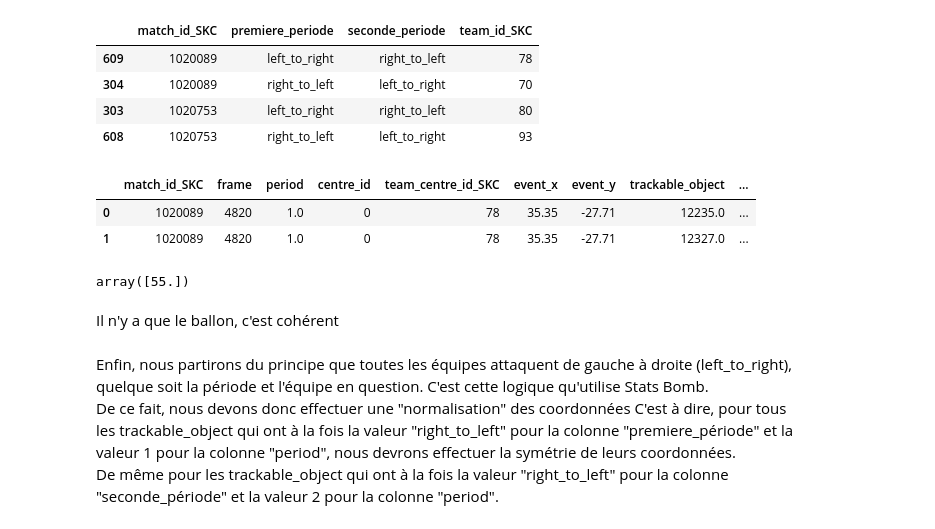
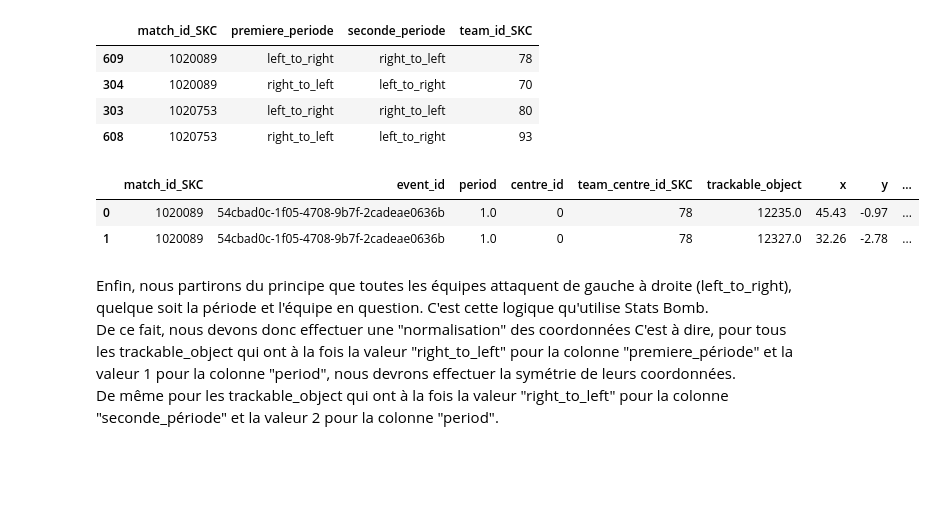
Before and after one commit to Nathan7128/PROJET-4A, a Jupyter notebook: Traitement_donnees/nb_advers_ballon_but/test_nb_advers_ballon_but.ipynb, the cells around one changed output. Drawn from its saved outputs; the diff is of its cells as text; code cells hidden in the pictures; blank space fills up the shorter version.

```diff
--- a/Traitement_donnees/nb_advers_ballon_but/test_nb_advers_ballon_but.ipynb
+++ b/Traitement_donnees/nb_advers_ballon_but/test_nb_advers_ballon_but.ipynb
@@ -48,7 +48,7 @@ events.head(3)
 ## Jointure des events avec les freeze frames
 # %%
 freeze_frames_events = pd.merge(freeze_frames, events, on = "event_id")
-freeze_frames_events.sort_values(by = ["match_id_SKC", "timestamp"], inplace = True)
+freeze_frames_events.sort_values(by = ["match_id_SKC", "frame"], inplace = True)
 # %%
 # Aperçu des données
 freeze_frames_events.head(3)
@@ -180,7 +180,7 @@ Pour cela, nous allons utiliser les données de tracking que nous avions au pré
 # %% [markdown]
 # Importation des données de tracking
 # %%
-req = cursor.execute(f"SELECT trackable_object, x, y, frame, match_id_SKC FROM tracking_data")
+req = cursor.execute(f"SELECT trackable_object, x, y, event_id FROM tracking_data")
 res = req.fetchall()
 desc = req.description
 tracking_data = pd.DataFrame(res)
@@ -199,5 +200,6 @@ Pour effectuer ce merge, nous allons joindre les deux dataframes par rapport au
 # %%
-td_avant_centre = pd.merge(events_avant_centre[["match_id_SKC", "frame", "period", "centre_id", "team_centre_id_SKC", "event_x", "event_y"]], tracking_data, on = ["match_id_SKC", "frame"])
+td_avant_centre = pd.merge(events_avant_centre[["match_id_SKC", "event_id", "period", "centre_id", "team_centre_id_SKC"]], tracking_data,
+                           on = "event_id")
 # td_avant_centre correspond à "tracking data des events avant les centres"
 # %%
 # Aperçu des données
@@ -504,23 +542,15 @@ cote_attaque_team.head(4)
 # Renommage de la colonne "team_id_SKC" en "team_player_id_SKC" pour faciliter la jointure avec les tracking data
 cote_attaque_team.rename({"team_id_SKC" : "team_player_id_SKC"}, axis = 1, inplace = True)
 # %%
-# Nous allons donc pouvoir effectuer la jointure finale avec les tracking_data
-# Nous passons le paramètre how = "left" pour effectuer un left join et garder les tracks du ballon car ce dernier ne possède pas d'équipe
-tracking_data = pd.merge(tracking_data, cote_attaque_team, how = "left", on = ["match_id_SKC", "team_player_id_SKC"])
+# Nous allons donc pouvoir effectuer la jointure finale avec les tracking data
+tracking_data_adv = pd.merge(tracking_data_adv, cote_attaque_team, on = ["match_id_SKC", "team_player_id_SKC"])
 # %%
 # Aperçu des données
-tracking_data.head(2)
+tracking_data_adv.head(2)
 # %% [output]
-|  | match_id_SKC | frame | period | centre_id | team_centre_id_SKC | event_x | event_y | trackable_object | ... |
-| 0 | 1020089 | 4820 | 1.0 | 0 | 78 | 35.35 | -27.71 | 12235.0 | ... |
-| 1 | 1020089 | 4820 | 1.0 | 0 | 78 | 35.35 | -27.71 | 12327.0 | ... |
+|  | match_id_SKC | event_id | period | centre_id | team_centre_id_SKC | trackable_object | x | y | ... |
+| 0 | 1020089 | 54cbad0c-1f05-4708-9b7f-2cadeae0636b | 1.0 | 0 | 78 | 12235.0 | 45.43 | -0.97 | ... |
+| 1 | 1020089 | 54cbad0c-1f05-4708-9b7f-2cadeae0636b | 1.0 | 0 | 78 | 12327.0 | 32.26 | -2.78 | ... |
-# %%
-# On vérifie quels sont les trackable_object pour lesquels on a des valeurs manquantes pour les colonnes que nous venons d'ajouter au dataframe
-tracking_data[(tracking_data.premiere_periode.isna()) | (tracking_data.seconde_periode.isna())].trackable_object.unique()
-# %% [output]
-array([55.])
-# %% [markdown]
-Il n'y a que le ballon, c'est cohérent
 # %% [markdown]
 Enfin, nous partirons du principe que toutes les équipes attaquent de gauche à droite (left_to_right), quelque soit la période et l'équipe en
 question. C'est cette logique qu'utilise Stats Bomb.
```
Also changed, not shown: parts of 43 cells of this notebook, 1 other file.
